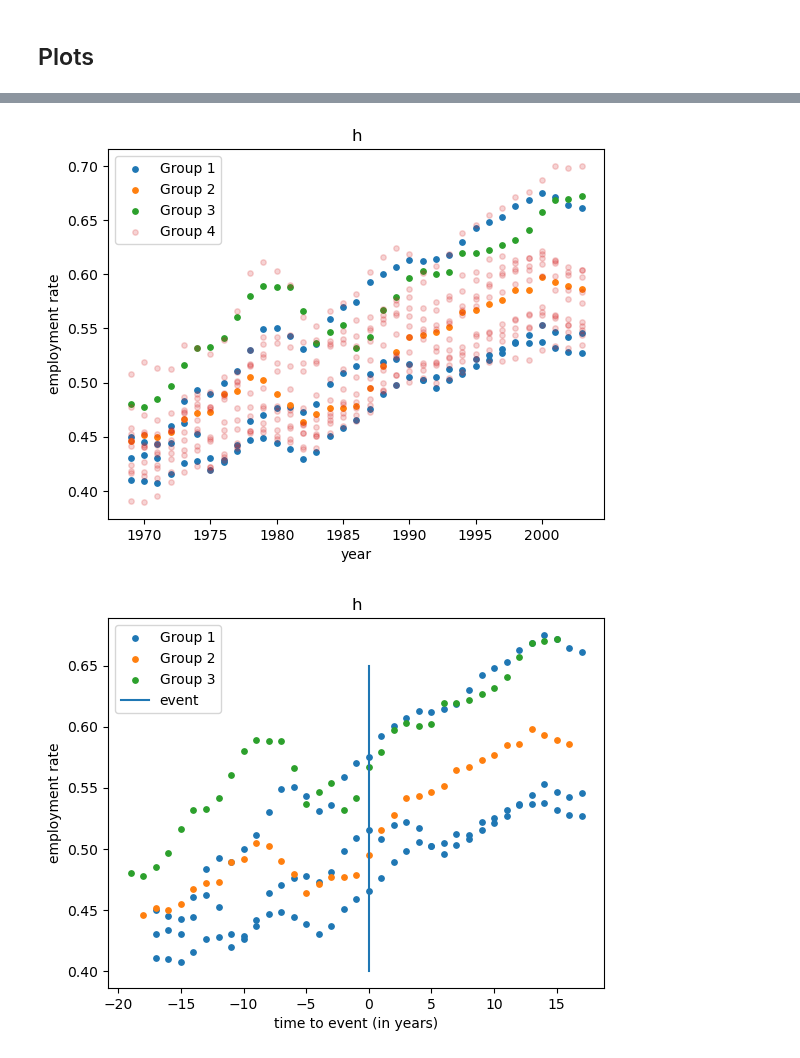
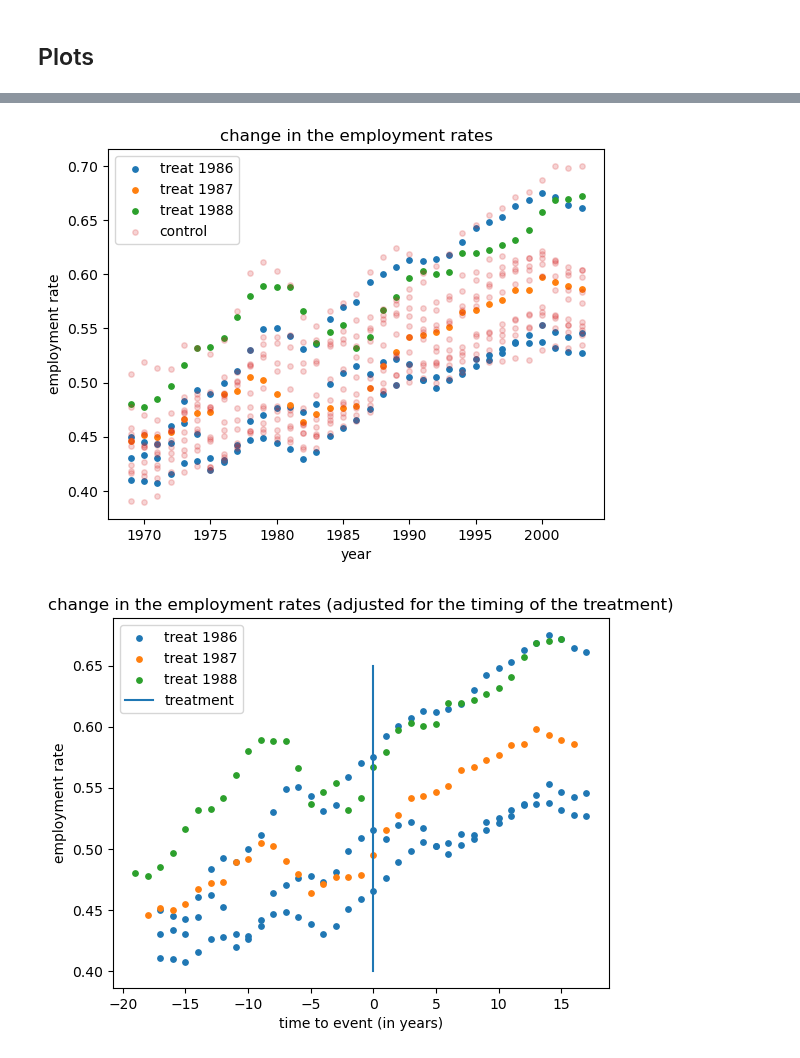
Before and after one commit to NumEconCopenhagen/projects-2024-josh-joshua-and-lyonell, a Jupyter notebook: Dataproject_Joshua/dataproject.ipynb, the cells around one changed output, grey strips where cells are left out. Saved outputs shown, nothing was run; the diff lists cells and outputs as text; code cells hidden in the pictures.

Commit message:
better titles

```diff
--- a/Dataproject_Joshua/dataproject.ipynb
+++ b/Dataproject_Joshua/dataproject.ipynb
@@ -543,37 +547,37 @@ grp4 = di_pop_emp[di_pop_emp.group_id == 4]
 marker_size = 15
 
 
-plt.scatter(grp1.year, grp1.emp_cap, label = 'Group 1', s = marker_size)
+plt.scatter(grp1.year, grp1.emp_cap, label = 'treat 1986', s = marker_size)
 
-plt.scatter(grp2.year, grp2.emp_cap, label = 'Group 2', s = marker_size)
+plt.scatter(grp2.year, grp2.emp_cap, label = 'treat 1987', s = marker_size)
 
-plt.scatter(grp3.year, grp3.emp_cap, label = 'Group 3', s = marker_size)
+plt.scatter(grp3.year, grp3.emp_cap, label = 'treat 1988', s = marker_size)
 
-plt.scatter(grp4.year, grp4.emp_cap, label = 'Group 4', s = marker_size, alpha = 0.2)
+plt.scatter(grp4.year, grp4.emp_cap, label = 'control', s = marker_size, alpha = 0.2)
 
 plt.xlabel('year')
 plt.ylabel('employment rate')
-plt.title('h')
+plt.title('change in the employment rates')
 plt.legend()
 
 plt.show()
 # %% [output]
-[figure, old version]
+[figure, new version]
 # %%
-plt.scatter(grp1.time_to_event, grp1.emp_cap, label = 'Group 1', s = marker_size)
+plt.scatter(grp1.time_to_event, grp1.emp_cap, label = 'treat 1986', s = marker_size)
 
-plt.scatter(grp2.time_to_event, grp2.emp_cap, label = 'Group 2', s = marker_size)
+plt.scatter(grp2.time_to_event, grp2.emp_cap, label = 'treat 1987', s = marker_size)
 
-plt.scatter(grp3.time_to_event, grp3.emp_cap, label = 'Group 3', s = marker_size)
+plt.scatter(grp3.time_to_event, grp3.emp_cap, label = 'treat 1988', s = marker_size)
 
-plt.plot([0, 0], [0.4, 0.65], label = 'event')
+plt.plot([0, 0], [0.4, 0.65], label = 'treatment')
 
 plt.xlabel('time to event (in years)')
 plt.ylabel('employment rate')
-plt.title('h')
+plt.title('change in the employment rates (adjusted for the timing of the treatment)')
 plt.legend()
 
 plt.show()
 # %% [output]
-[figure, old version]
+[figure, new version]
 # %%
```
Also changed, not shown: parts of 5 cells of this notebook.
